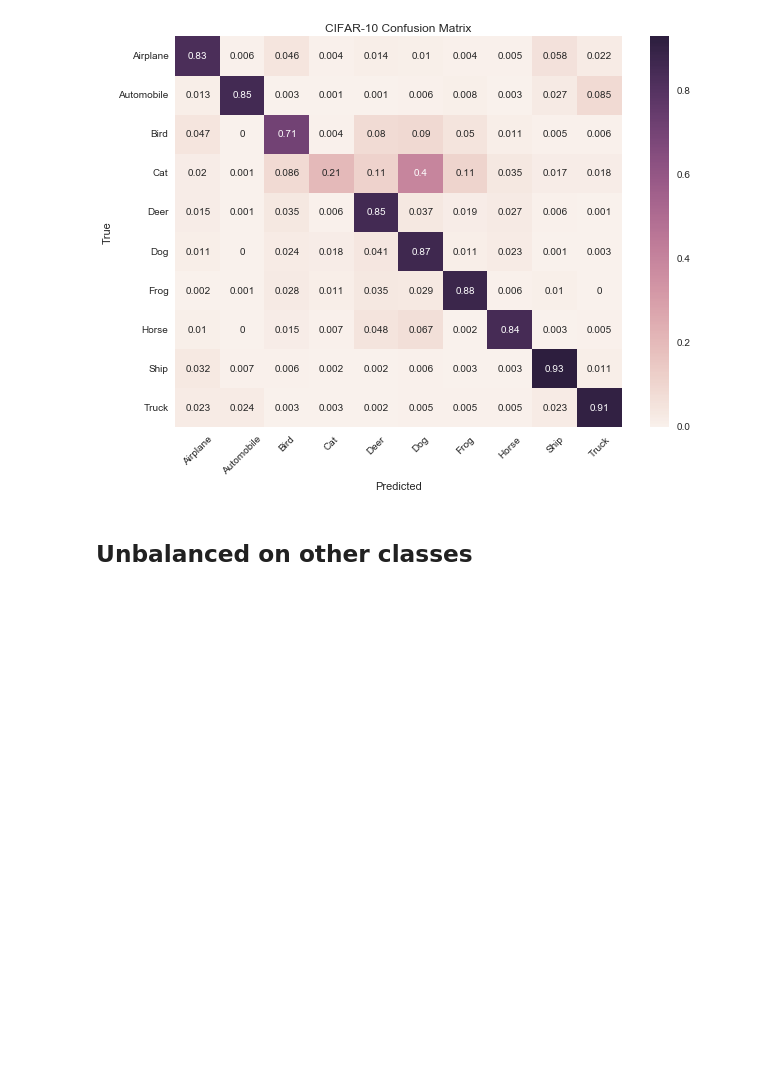
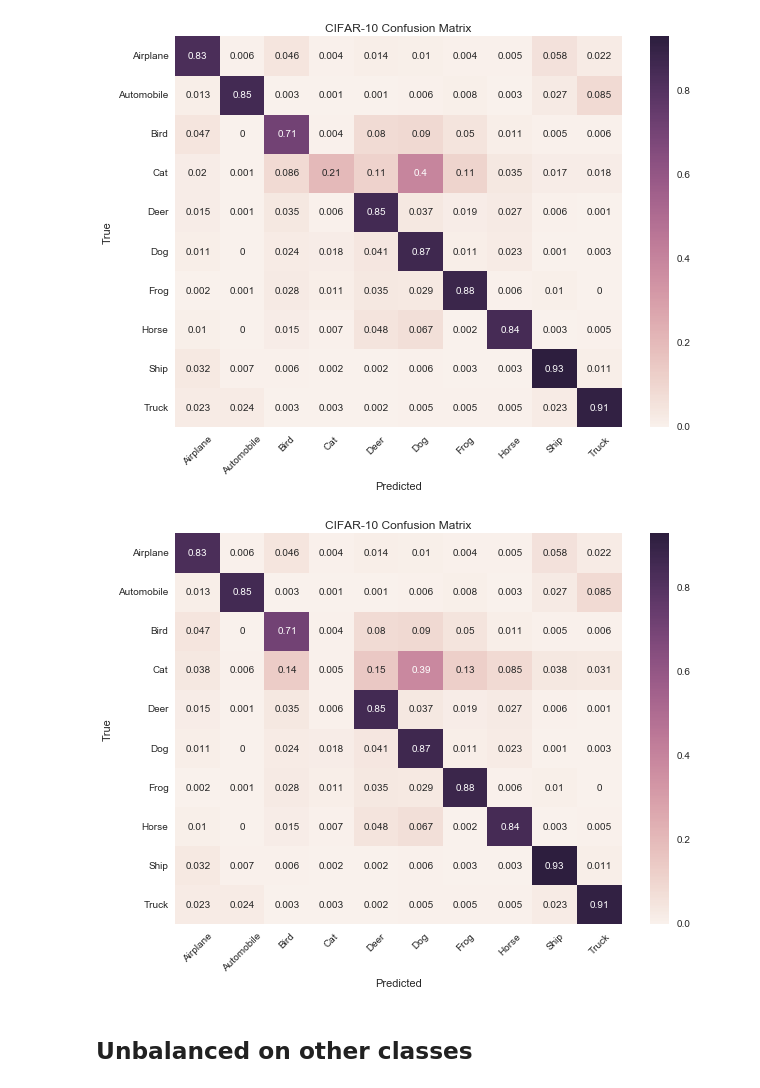
Before and after one commit to rafaelpossas/dnn-adversarial, a Jupyter notebook: adversarial_code/test_networks.ipynb, the cells around one changed output. Cells and saved outputs as stored; diff of their text form; code cells hidden in the pictures; blank space fills up the shorter version.

```diff
--- a/adversarial_code/test_networks.ipynb
+++ b/adversarial_code/test_networks.ipynb
@@ -234,6 +245,8 @@ plot_by_model_full_array("../adversarial_code/normalized/unbalanced_2_major_vgg_
 # Class 3 - Cat
 # %%
 adv_3_array = '../adversarial_code/data/'+str(epsilon)+'_class_3_array_adv.pickle'
+# %%
+unb_adv_3_array = '../adversarial_code/data/'+str(epsilon)+"_unbalanced_class_3_array_adv.pickle"
 # %% [markdown]
 ## Balanced Network
 # %% [markdown]
@@ -258,6 +270,10 @@ plt = plot_confusion_matrix(y_test, y_pred)
 plot_by_model(X_test, y_test, "../adversarial_code/normalized/unbalanced_3_vgg_custom.h5", adv_3_array, 3)
 # %% [output]
 [figure]
+# %%
+plot_by_model(X_test, y_test, "../adversarial_code/normalized/unbalanced_3_vgg_custom.h5", unb_adv_3_array, 3)
+# %% [output]
+[figure, added]
 # %% [markdown]
 ## Unbalanced on other classes
 # %% [markdown]
```
Also changed, not shown: parts of 30 cells of this notebook, 14 other files.
